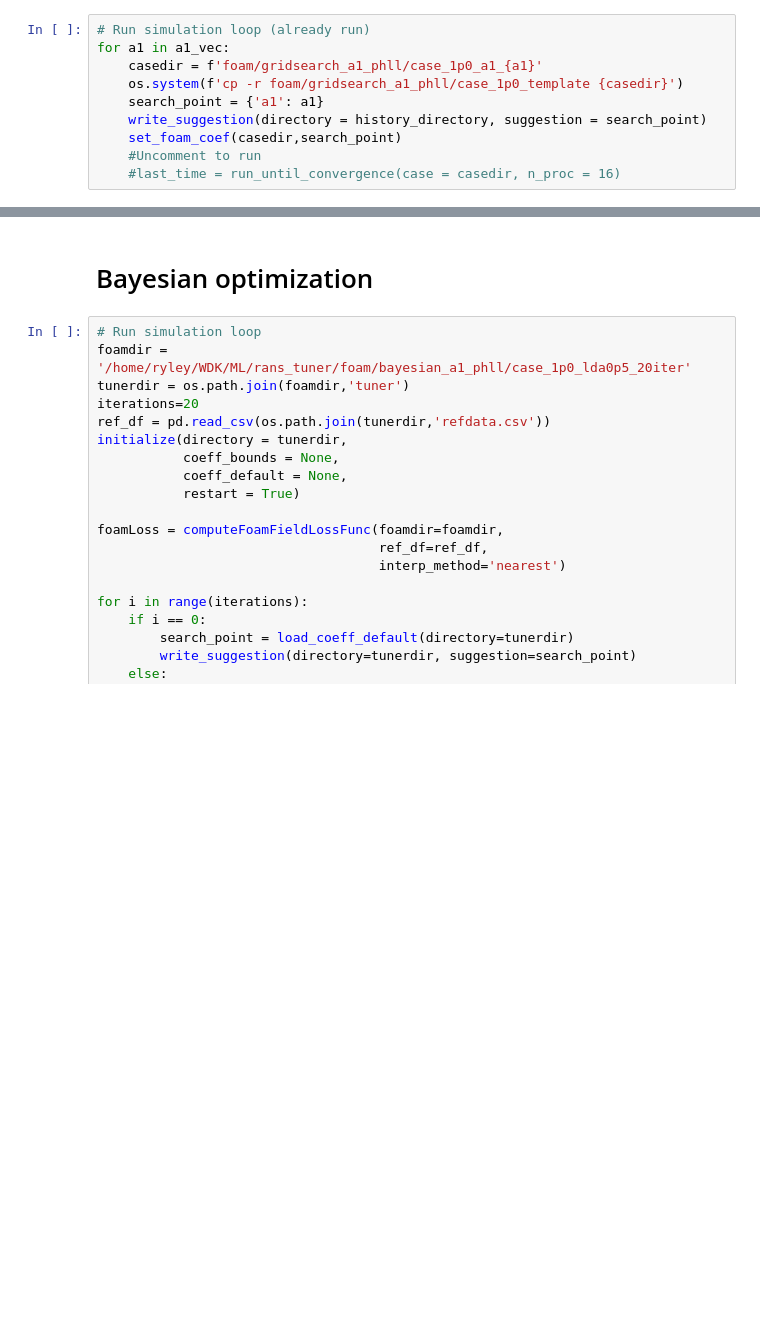
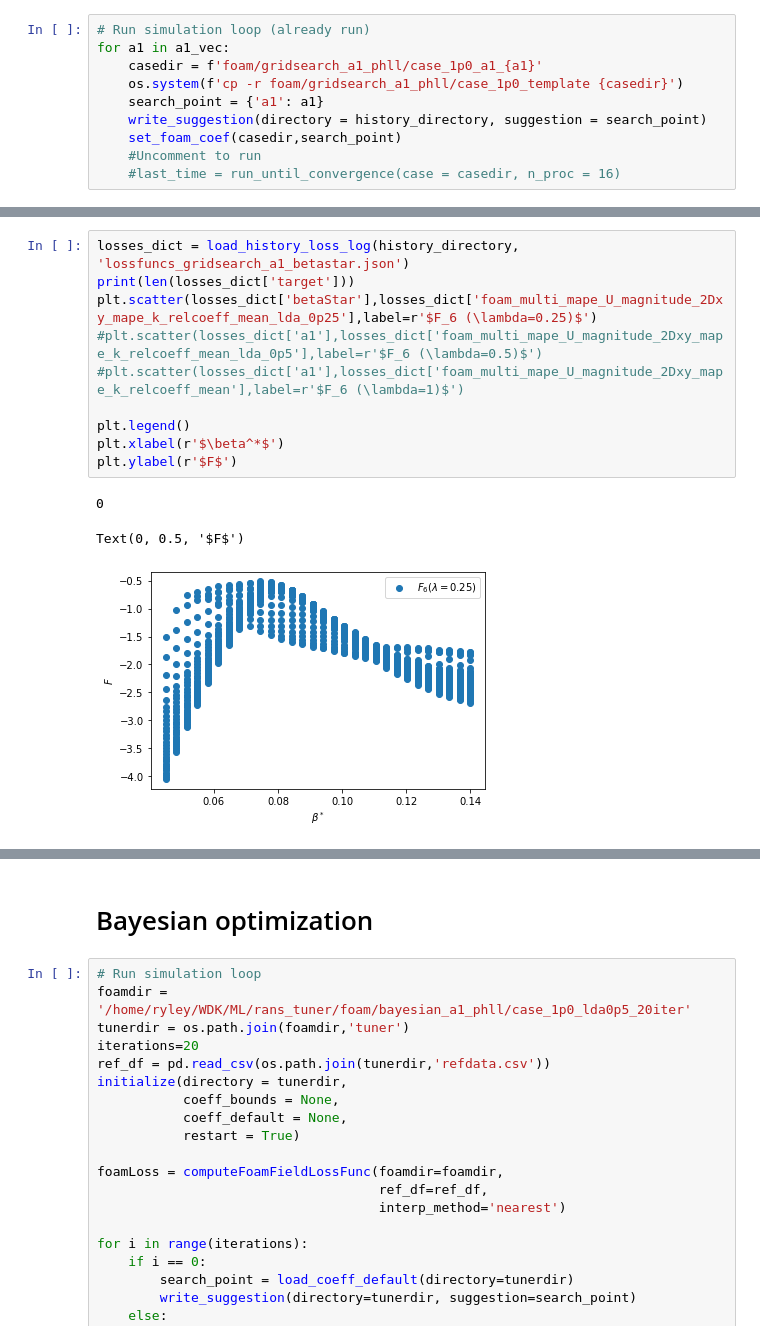
Before and after one commit to rmcconke/turbo-rans, a Jupyter notebook: periodichills.ipynb, the cells around one changed output, grey strips where cells are left out. Drawn from its saved outputs; the diff is of its cells as text; blank space fills up the shorter version.

```diff
--- a/periodichills.ipynb
+++ b/periodichills.ipynb
@@ -356,0 +338,14 @@ def load_history(historyfile):
+# %%
+losses_dict = load_history_loss_log(history_directory, 'lossfuncs_gridsearch_a1_betastar.json')
+print(len(losses_dict['target']))
+plt.scatter(losses_dict['betaStar'],losses_dict['foam_multi_mape_U_magnitude_2Dxy_mape_k_relcoeff_mean_lda_0p25'],label=r'$F_6 (\lambda=0.25)$')
+#plt.scatter(losses_dict['a1'],losses_dict['foam_multi_mape_U_magnitude_2Dxy_mape_k_relcoeff_mean_lda_0p5'],label=r'$F_6 (\lambda=0.5)$')
+#plt.scatter(losses_dict['a1'],losses_dict['foam_multi_mape_U_magnitude_2Dxy_mape_k_relcoeff_mean'],label=r'$F_6 (\lambda=1)$')
+
+plt.legend()
+plt.xlabel(r'$\beta^*$')
+plt.ylabel(r'$F$')
+# %% [output]
+0
+Text(0, 0.5, '$F$')
+[figure, added]
```
Also changed, not shown: parts of 17 cells of this notebook, 1 other file.
